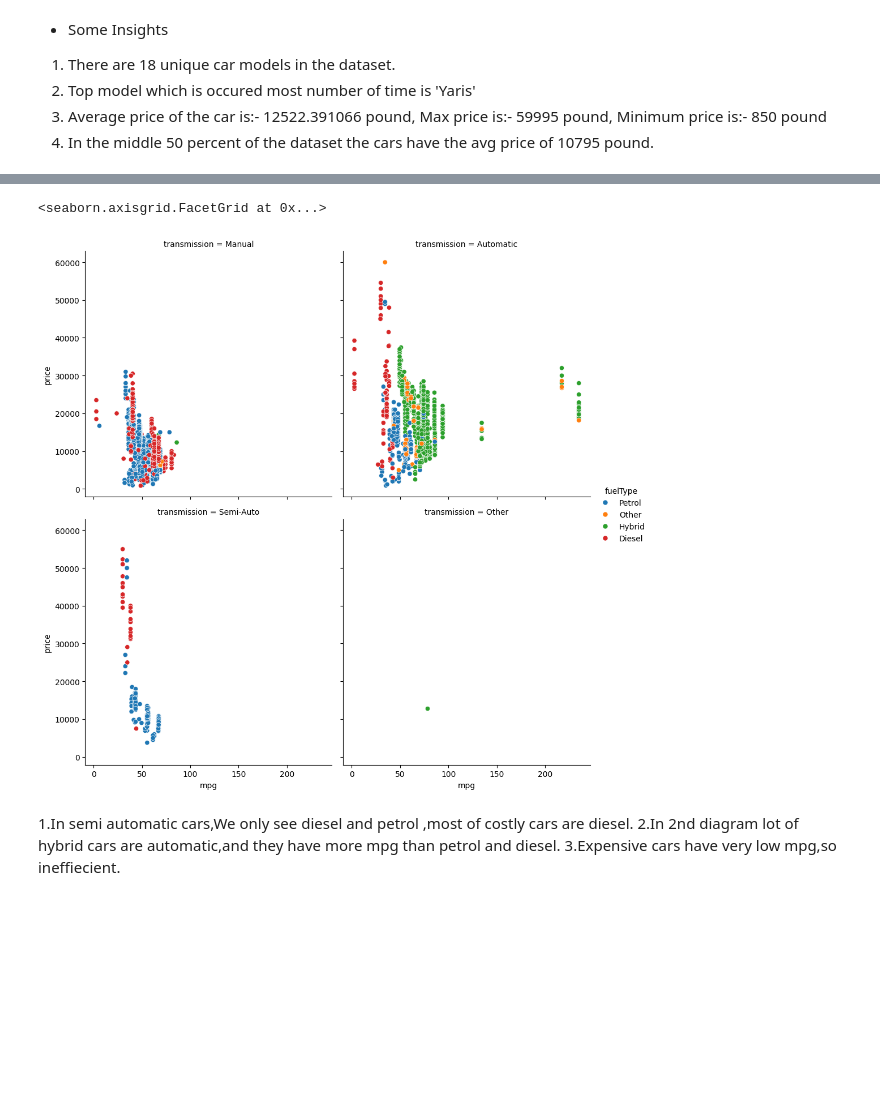
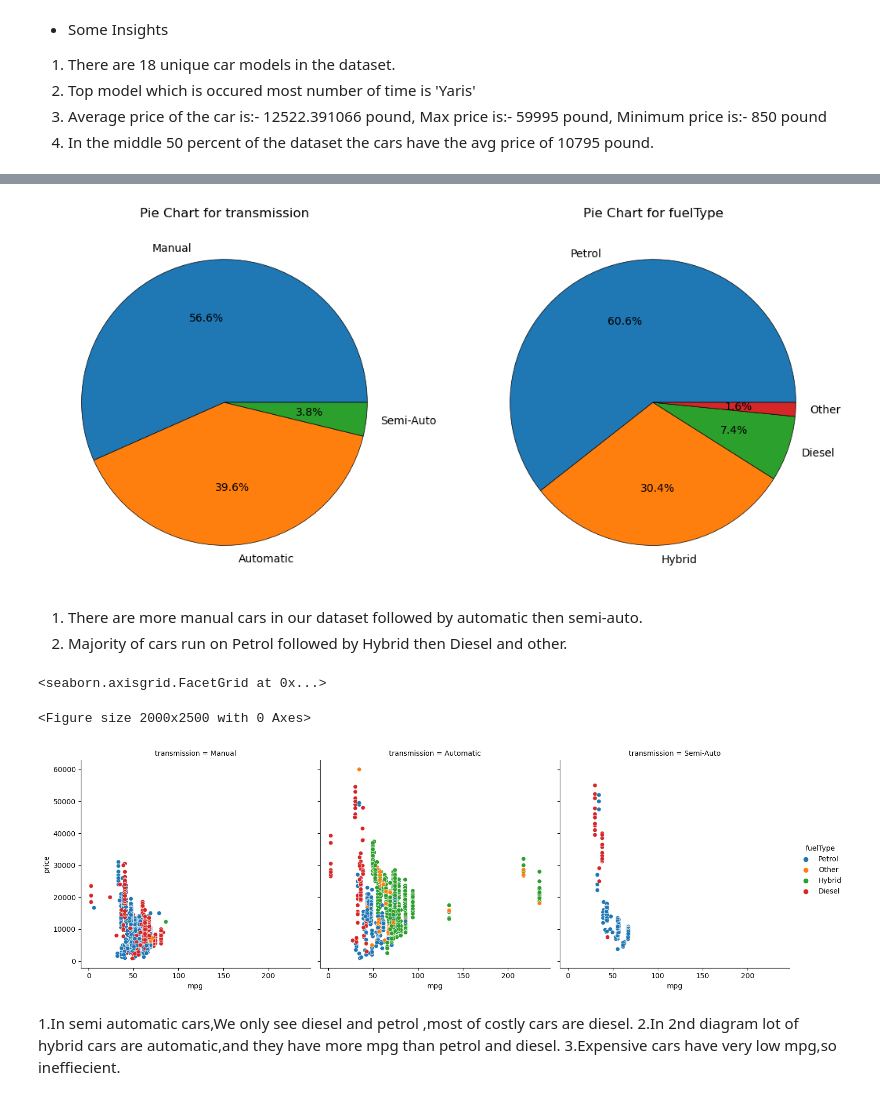
Before and after one commit to Nikhil00781/ML-Projects, a Jupyter notebook: Lab_1.ipynb, the cells around one changed output, grey strips where cells are left out. Cells and saved outputs as stored; diff of their text form; code cells hidden in the pictures; blank space fills up the shorter version.

Commit message:
Fixed bug in the function

```diff
--- a/Lab_1.ipynb
+++ b/Lab_1.ipynb
@@ -114,8 +144,6 @@ df_encoded.head(3)
 import pandas as pd
 import seaborn as sns
 import matplotlib.pyplot as plt
-import plotly.express as px
 
-df=pd.read_csv('/content/toyota.csv')
-df
+print(df.head())
 # %% [output]
@@ -136,0 +173,4 @@ df
+# %%
+# removing 'Other' from transmission
+df = df[df['transmission'] != 'Other']
+df
@@ -137,10 +191,28 @@ df
+# %%
+# Pie chart for transmission and fueltype
+plt.figure(figsize=(20,10))
+plt.subplot(1,3,1)
+plt.pie(df['transmission'].value_counts(),labels=df['transmission'].value_counts().index,autopct='%1.1f%%',wedgeprops = {'linewidth':0.5,'edgecolor':'black'})
+plt.title("Pie Chart for transmission")
+
+plt.subplot(1,3,2)
+plt.pie(df['fuelType'].value_counts(),labels=df['fuelType'].value_counts().index,autopct='%1.1f%%',wedgeprops = {'linewidth':0.5,'edgecolor':'black'})
+plt.title("Pie Chart for fuelType")
+
+plt.show()
+# %% [output]
+[figure, added]
+# %% [markdown]
+1) There are more manual cars in our dataset followed by automatic then semi-auto.
+2) Majority of cars run on Petrol followed by Hybrid then Diesel and other.
 # %%
 #scatter plot of every transmission vs price
-#using figure level seaborn function,ie relplot
-sns.relplot(data=df,x='mpg',y='price',hue='fuelType',kind='scatter',col='transmission',col_wrap=2)
+plt.figure(figsize=(20,25))
+sns.relplot(data=df,x='mpg',y='price',hue='fuelType',kind='scatter',col='transmission')
 # %% [output]
 <seaborn.axisgrid.FacetGrid at 0x...>
+<Figure size 2000x2500 with 0 Axes>
-[figure, old version]
+[figure, new version]
 # %% [markdown]
 
 
```
Also changed, not shown: parts of 39 cells of this notebook.
